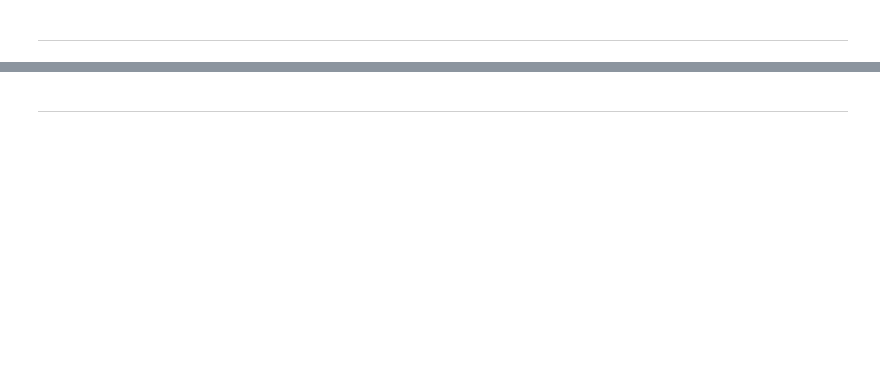
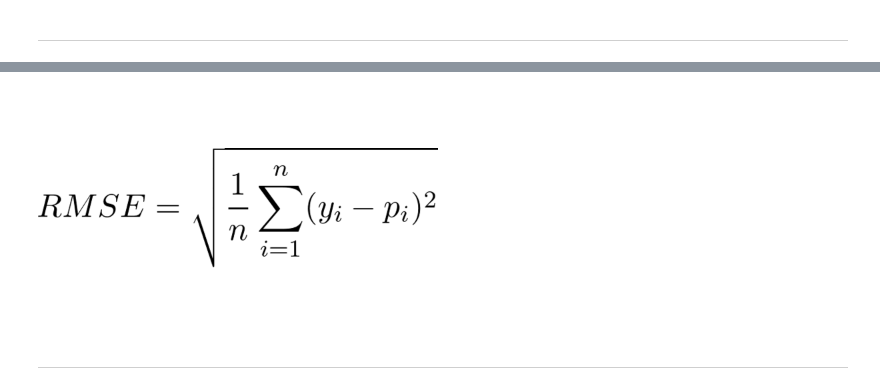
Before and after one commit to GNUITOdebora/MLOPS_flight_delay, a Jupyter notebook: notebooks/ML_modeling.ipynb, the cells around one changed output, grey strips where cells are left out. Saved outputs shown, nothing was run; the diff lists cells and outputs as text; code cells hidden in the pictures; blank space fills up the shorter version.

```diff
--- a/notebooks/ML_modeling.ipynb
+++ b/notebooks/ML_modeling.ipynb
@@ -119,3 +127,7 @@ Le **RMSE** est simplement la racine carrée du MSE. Il est utilisé pour ramene
+# %%
+Image(filename="images/rmse.png", width=400, height=200)
+# %% [output]
+[figure, added]
 # %% [markdown]
 --------------------------------------------------------------------------------------------------------------------------
 # %% [markdown]
```
Also changed, not shown: parts of 19 cells of this notebook, 8 other files.
